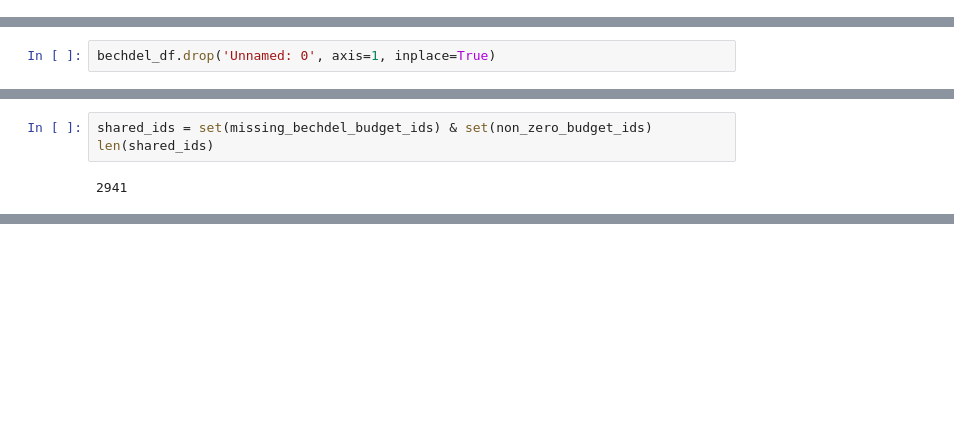
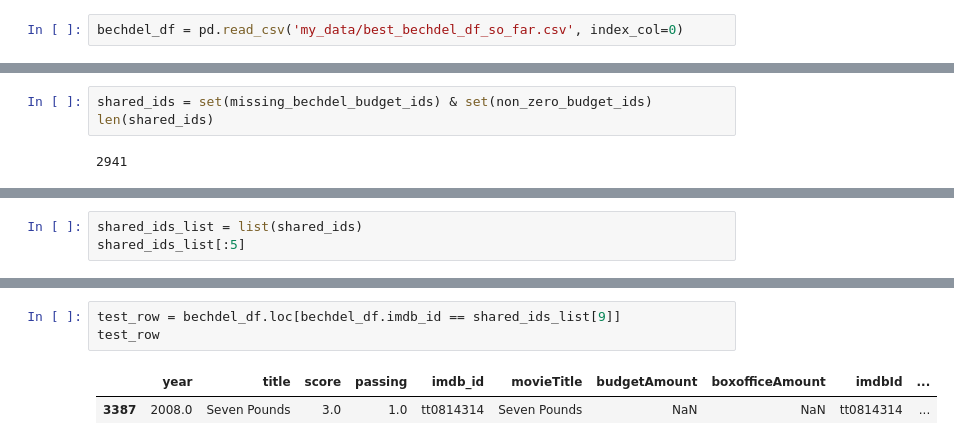
Before and after one commit to MagicMilly/women-in-film-analysis-dashboard, a Jupyter notebook: more_data_munging_useful.ipynb, the cells around one changed output, grey strips where cells are left out. Saved outputs shown, nothing was run; the diff lists cells and outputs as text; blank space fills up the shorter version.

```diff
--- a/more_data_munging_useful.ipynb
+++ b/more_data_munging_useful.ipynb
@@ -1164,6 +1164,8 @@ Which means there are only:
 8690 revenue values
 # %% [markdown]
 ### A. Fill missing budget values in Bechdel Data
+# %%
+bechdel_df = pd.read_csv('my_data/best_bechdel_df_so_far.csv', index_col=0)
 # %%
 bechdel_df.head()
 # %% [output]
@@ -1176,5 +1178,3 @@ bechdel_df.head()
-# %%
-bechdel_df.drop('Unnamed: 0', axis=1, inplace=True)
 # %%
 # Check for 0 values
 bechdel_df.loc[bechdel_df.budgetAmount == 0]
@@ -1279,0 +1282,3 @@ len(shared_ids)
+# %%
+shared_ids_list = list(shared_ids)
+shared_ids_list[:5]
@@ -1279,0 +1304,6 @@ len(shared_ids)
+# %%
+test_row = bechdel_df.loc[bechdel_df.imdb_id == shared_ids_list[9]]
+test_row
+# %% [output]
+|  | year | title | score | passing | imdb_id | movieTitle | budgetAmount | boxofficeAmount | imdbId | ... |
+| 3387 | 2008.0 | Seven Pounds | 3.0 | 1.0 | tt0814314 | Seven Pounds | NaN | NaN | tt0814314 | ... |
```
Also changed, not shown: parts of 22 cells of this notebook.
